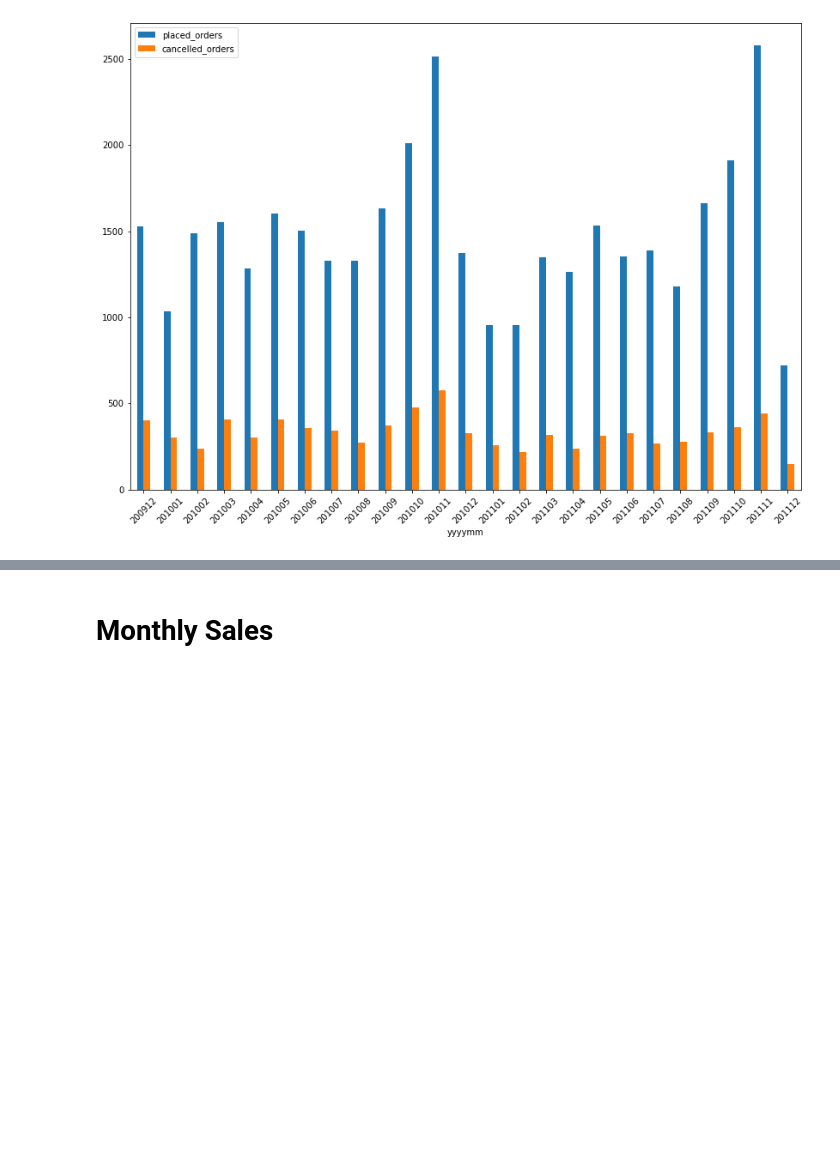
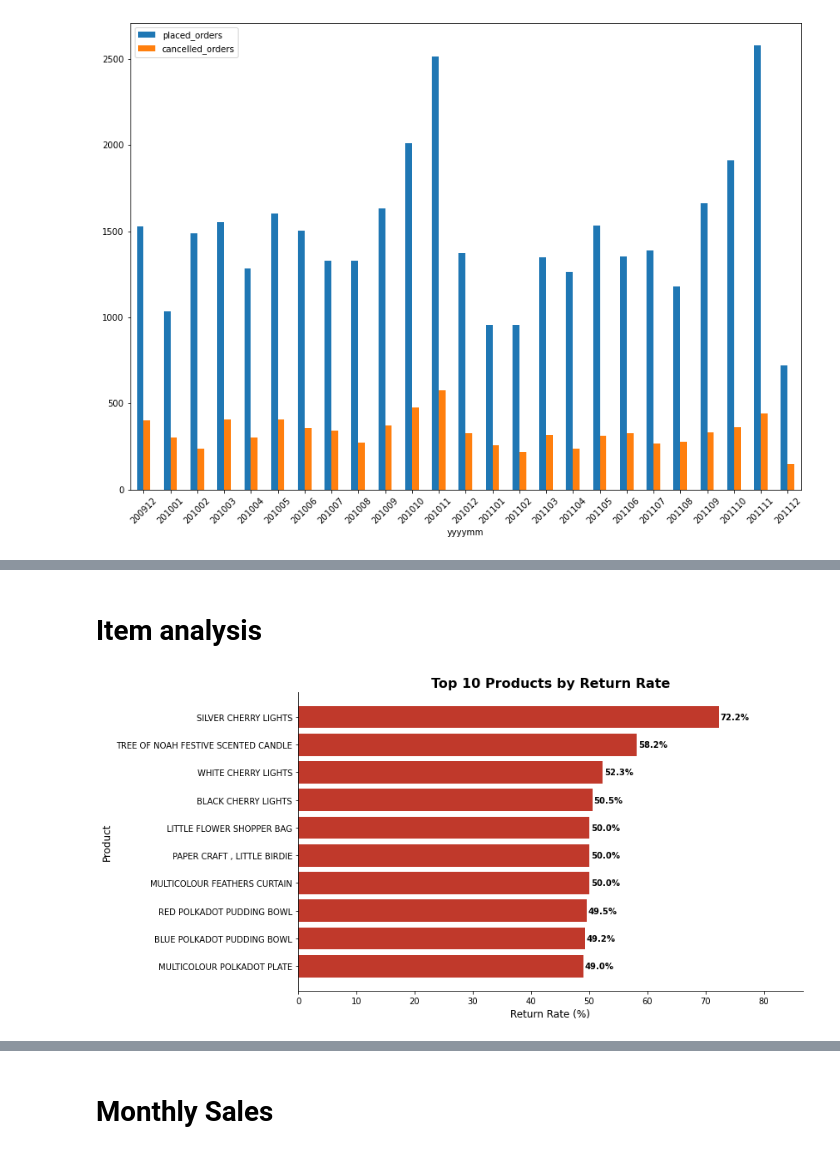
Before and after one commit to jarviscanada/jarvis_data_eng_FredeEmnetu, a Jupyter notebook: python_data_analytics/python_data_wrangling/retail_data_analytics_wrangling.ipynb, the cells around one changed output, grey strips where cells are left out. Drawn from its saved outputs; the diff is of its cells as text; code cells hidden in the pictures; blank space fills up the shorter version.

Commit message:
completed data analysis project

```diff
--- a/python_data_analytics/python_data_wrangling/retail_data_analytics_wrangling.ipynb
+++ b/python_data_analytics/python_data_wrangling/retail_data_analytics_wrangling.ipynb
@@ -265,0 +202,61 @@ plt.savefig('revenue_generating_items.png', dpi=150, bbox_inches='tight')
+# %% [markdown]
+# Item analysis
+# %%
+exclude = ['Manual', 'POSTAGE', 'DOTCOM POSTAGE', 'AMAZON FEE',
+           'Bank Charges', 'CRUK Commission', 'SAMPLES', 'Discount']
+
+# Total quantity sold per product (non-cancelled)
+total_sold = (
+    retail_df[
+        (retail_df['is_cancelled'] == False) &
+        (~retail_df['description'].isin(exclude))
+    ]
+    .groupby('description')['quantity']
+    .sum()
+)
+
+# Total quantity cancelled per product
+total_cancelled = (
+    retail_df[
+        (retail_df['is_cancelled'] == True) &
+        (~retail_df['description'].isin(exclude))
+    ]
+    .groupby('description')['quantity']
+    .sum()
+    .abs()
+)
+
+# Return rate = cancelled / (sold + cancelled)
+return_rate = (total_cancelled / (total_sold + total_cancelled) * 100).dropna()
+
+# Only include products with meaningful sales volume (avoids 100% rate on 1-unit products)
+min_sales = total_sold[total_sold >= 50].index
+return_rate = return_rate[return_rate.index.isin(min_sales)]
+
+top_return_rate = (
+    return_rate
+    .sort_values(ascending=False)
+    .head(10)
+    .reset_index()
+    .rename(columns={'quantity': 'return_rate'})
+)
+
+# Plot
+fig, ax = plt.subplots(figsize=(12, 6))
+bars = ax.barh(top_return_rate['description'], top_return_rate['return_rate'], color='#c0392b')
+ax.set_title('Top 10 Products by Return Rate', fontsize=16, fontweight='bold')
+ax.set_xlabel('Return Rate (%)', fontsize=12)
+ax.set_ylabel('Product', fontsize=12)
+ax.invert_yaxis()
+
+for bar, val in zip(bars, top_return_rate['return_rate']):
+    ax.text(bar.get_width() + 0.3, bar.get_y() + bar.get_height() / 2,
+            f'{val:.1f}%', va='center', ha='left', fontsize=10, fontweight='bold')
+
+ax.set_xlim(0, top_return_rate['return_rate'].max() * 1.2)
+ax.spines['top'].set_visible(False)
+ax.spines['right'].set_visible(False)
+plt.tight_layout()
+plt.savefig('return_rate.png', dpi=150, bbox_inches='tight')
+# %% [output]
+[figure, added]
```
Also changed, not shown: parts of 14 cells of this notebook, 10 other files.
